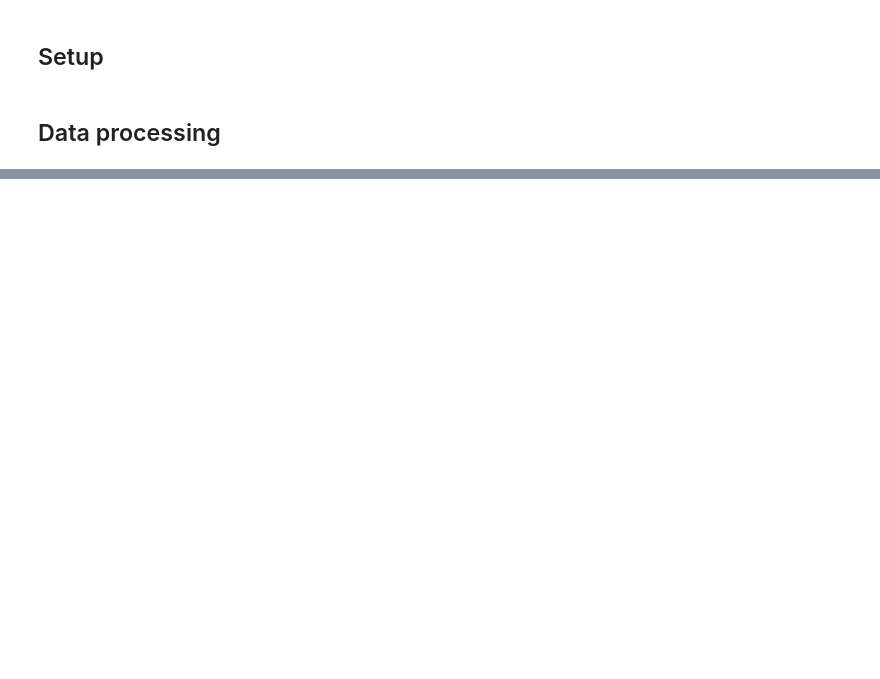
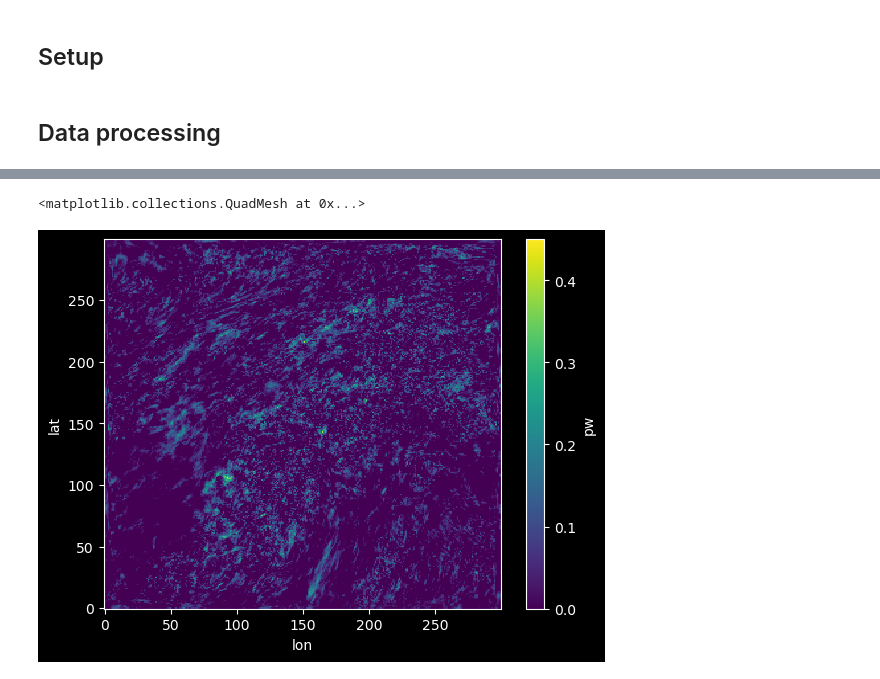
Before and after one commit to tyfolino/ida-precip, a Jupyter notebook: new-wofs/messing-around-with-ml.ipynb, the cells around one changed output, grey strips where cells are left out. Drawn from its saved outputs; the diff is of its cells as text; code cells hidden in the pictures; blank space fills up the shorter version.

```diff
--- a/new-wofs/messing-around-with-ml.ipynb
+++ b/new-wofs/messing-around-with-ml.ipynb
@@ -198,0 +219,37 @@ rain12_aoi = rain12.where(aoi).mean(dim=("lat", "lon"), skipna=True)
+# %%
+# Select the first time step and flatten the lat-lon dimensions
+ds_flat = ds.isel(time=0).stack(flat=('lat', 'lon')).transpose('run', 'flat')
+
+# Create a 2D array (run, variables * lat-lon points)
+X = np.column_stack([ds_flat[var].values for var in ds_flat.data_vars])
+# %%
+# Get the rainfall data as a 1D array
+y = rain12_aoi.stack(run=("ne","init")).values  # Assuming 'rainfall' is your DataArray for 1-2Z NYC rainfall
+
+# Check for NaNs
+nan_mask = ~np.isnan(X).any(axis=1) & ~np.isnan(y)
+X = X[nan_mask]
+y = y[nan_mask]
+# %%
+# X: Your predictor variables, y: NYC rainfall values
+mi_scores = mutual_info_regression(X, y, random_state=42, n_jobs=-1) # type: ignore
+# %%
+# Assuming ds_flat has dimensions ('run', 'flat') where 'flat' = lat * lon
+# and mi_scores has length equal to the total number of features (variables * lat-lon points)
+n_vars = len(vars_list)
+n_latlon = len(ds_flat['flat'])  # Number of lat-lon points
+
+# Reshape the mi_scores back to (n_vars, lat, lon)
+mi_scores_reshaped = mi_scores.reshape((n_vars, len(ds['lat']), len(ds['lon'])))
+
+# Create a Dataset where each variable gets its own DataArray
+mi_ds = xr.Dataset(
+    {
+        var: (("lat", "lon"), mi_scores_reshaped[i])
+        for i, var in enumerate(vars_list)
+    },
+    coords={"lat": ds['lat'], "lon": ds['lon']}
+)
+
+# Now you have a Dataset where each variable is its own DataArray
+print(mi_ds)
@@ -198,0 +275,5 @@ rain12_aoi = rain12.where(aoi).mean(dim=("lat", "lon"), skipna=True)
+# %%
+mi_ds..plot()
+# %% [output]
+<matplotlib.collections.QuadMesh at 0x...>
+[figure, added]
```
Also changed, not shown: parts of 15 cells of this notebook, 6 other files.
